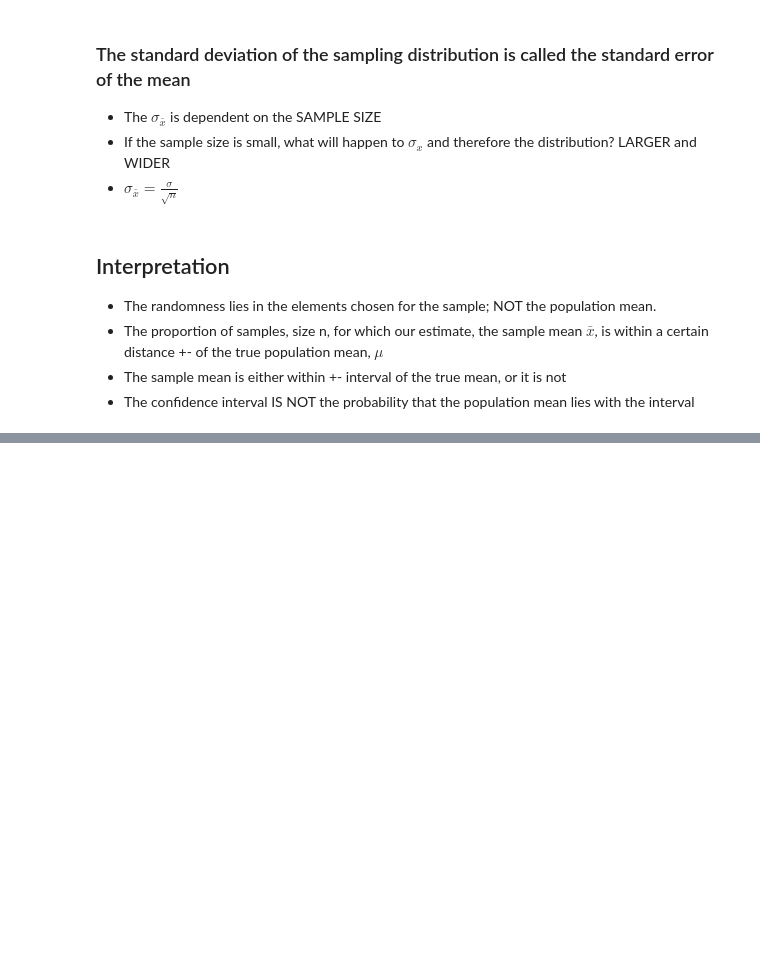
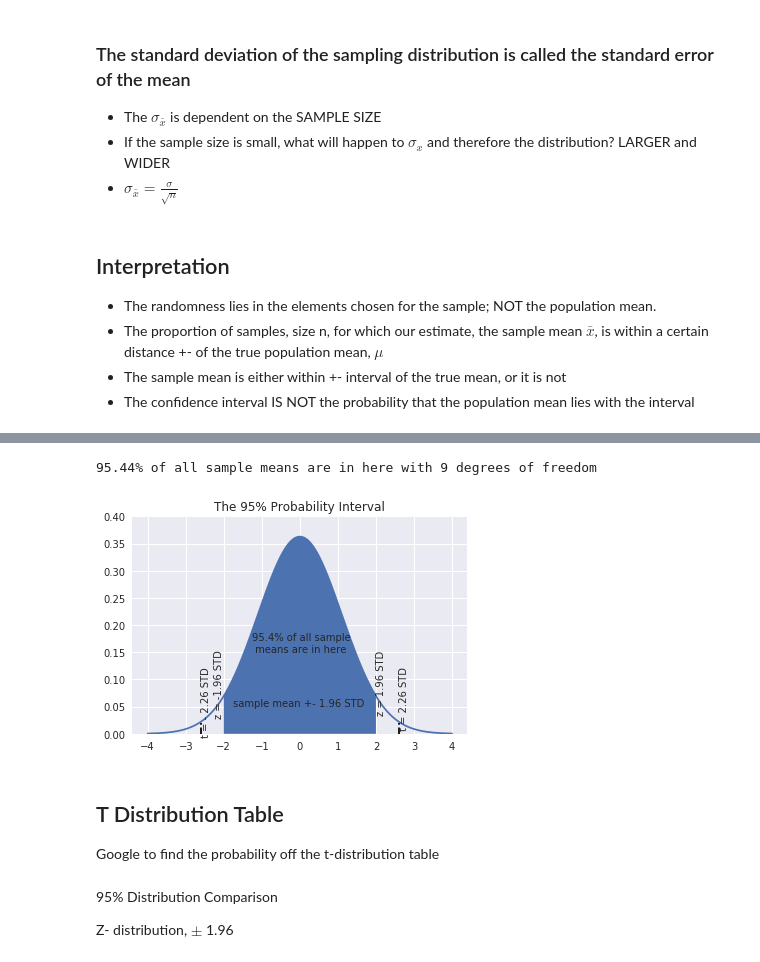
Before and after one commit to ateet101/tutorials, a Jupyter notebook: Statistics 101/9. Statistics 101 - Confidence Interval Estimation.ipynb, the cells around one changed output, grey strips where cells are left out. Saved outputs shown, nothing was run; the diff lists cells and outputs as text; code cells hidden in the pictures; blank space fills up the shorter version.

```diff
--- a/Statistics 101/9. Statistics 101 - Confidence Interval Estimation.ipynb
+++ b/Statistics 101/9. Statistics 101 - Confidence Interval Estimation.ipynb
@@ -113,0 +224,36 @@ print('99.7% of all sample means are in here')
+# %%
+## Confidence Intervals
+between = np.where(np.round(x) == -2)[0][313]
+between1 = np.where(np.round(x) == 2)[0][313]
+color1 = np.where(np.round(x) == -3)[0][0]
+color2 = np.where(np.round(x) == -2)[0][313]
+color3 = np.where(np.round(x) == 2)[0][313]
+color4 = np.where(np.round(x) == 3)[0][-1]
+fig, ax1 = plt.subplots(1, 1, sharex=True)
+ax1.plot(x,y)
+ax1.fill_between(x[between:between1], 0, y[between:between1])
+#ax1.fill_between(x[color1:color2], 0, y[color1:color2], facecolor ='green')
+#ax1.fill_between(x[color3:color4], 0, y[color3:color4], facecolor ='green')
+ax1.set_title('The 95% Probability Interval')
+ax1.set_ylim(0,.4)
+ax1.text(-1.25,.15,'95.4% of all sample\n means are in here')
+ax1.text(-1.75,.05,'sample mean +- 1.96 STD')
+ax1.text(-2.25,.14,'z = -1.96 STD',rotation=90)
+ax1.text(2,.14,'z = 1.96 STD',rotation=90)
+ax1.text(-2.6,.11,'t = - 2.26 STD',rotation=90)
+ax1.text(2.6,.11,'t = 2.26 STD',rotation=90)
+ax1.axvline(-2.6, 0, .05, color='k', linestyle='--')
+ax1.axvline(2.6, 0, .05, color='k', linestyle='--')
+
+print('95.44% of all sample means are in here with 9 degrees of freedom')
+# %% [output]
+95.44% of all sample means are in here with 9 degrees of freedom
+[figure, added]
+# %% [markdown]
+## T Distribution Table
+
+Google to find the probability off the t-distribution table
+# %% [markdown]
+95% Distribution Comparison
+
+Z- distribution, $\pm$ 1.96
```
Also changed, not shown: parts of 26 cells of this notebook, 4 other files.
